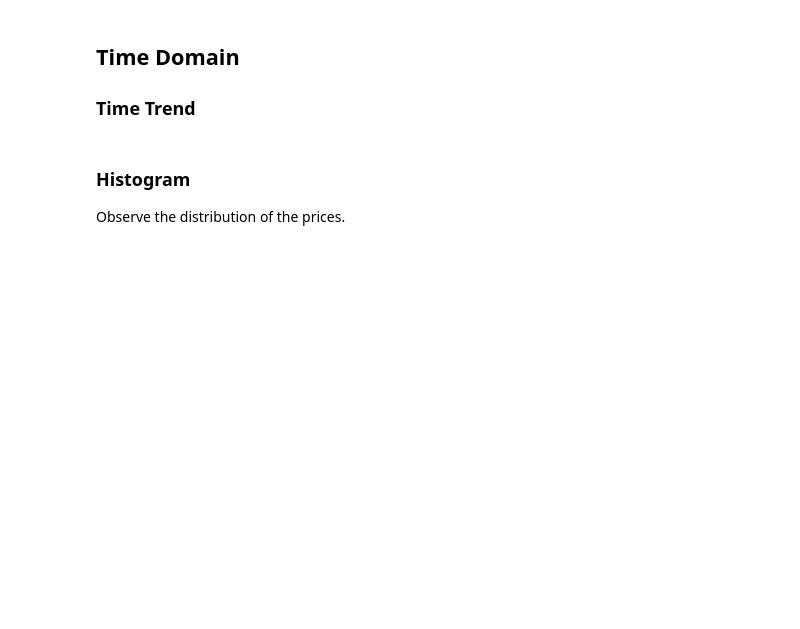
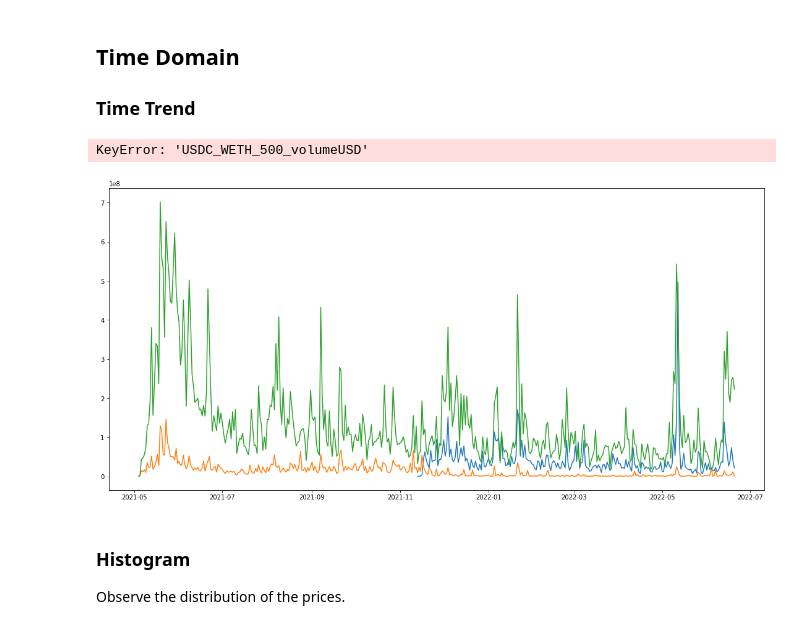
Before and after one commit to StardustLID/eth-uniswap-prelim-analysis, a Jupyter notebook: analysis/2-VolumeAnalysis.ipynb, the cells around one changed output. Cells and saved outputs as stored; diff of their text form; code cells hidden in the pictures; blank space fills up the shorter version.

```diff
--- a/analysis/2-VolumeAnalysis.ipynb
+++ b/analysis/2-VolumeAnalysis.ipynb
@@ -20,14 +20,13 @@ config = read_yaml("../config.yaml")
 SUBPLOTS_PER_ROW = config["SUBPLOTS_PER_ROW"]
 
 # data folder paths
-data_folder = "data"
-pool_day_data_folder = os.path.join(data_folder, "pool", "day")
+DATA_PATH = "data"
 
-pools_df = pd.read_csv(os.path.join(data_folder, "pools_df.csv"))
+pools_df = pd.read_csv(os.path.join(DATA_PATH, "pools_df.csv"))
 pool_names = pools_df["name"]
 
-df = pd.read_csv(
-    os.path.join(pool_day_data_folder, "poolDay.csv"), parse_dates=["date"]
+pool_day_df = pd.read_csv(
+    os.path.join(DATA_PATH, "pool_day_df.csv"), parse_dates=["date"]
 )
 # %% [markdown]
 ## Time Domain
@@ -35,12 +34,15 @@ df = pd.read_csv(
 # %%
 plt.figure(figsize=(19, 9))
 for pool_name in pool_names:
-    plt.plot(df["date"], df[pool_name + "_volumeUSD"])
+    plt.plot(pool_day_df["date"], pool_day_df[pool_name + "_volumeUSD"])
 plt.title("24H Volume over Time")
 plt.xlabel("date")
 plt.ylabel("24H Volume (in USD)")
 plt.legend(pool_names, loc="upper left")
 plt.show()
+# %% [output]
+KeyError: 'USDC_WETH_500_volumeUSD'
+[figure, added]
 # %%
 # find the days with the greatest 24H volumes
 # df.sort_values(by="volumeUSD", ascending=False)[:10]
```
Also changed, not shown: parts of 4 cells of this notebook, 2 other files.
